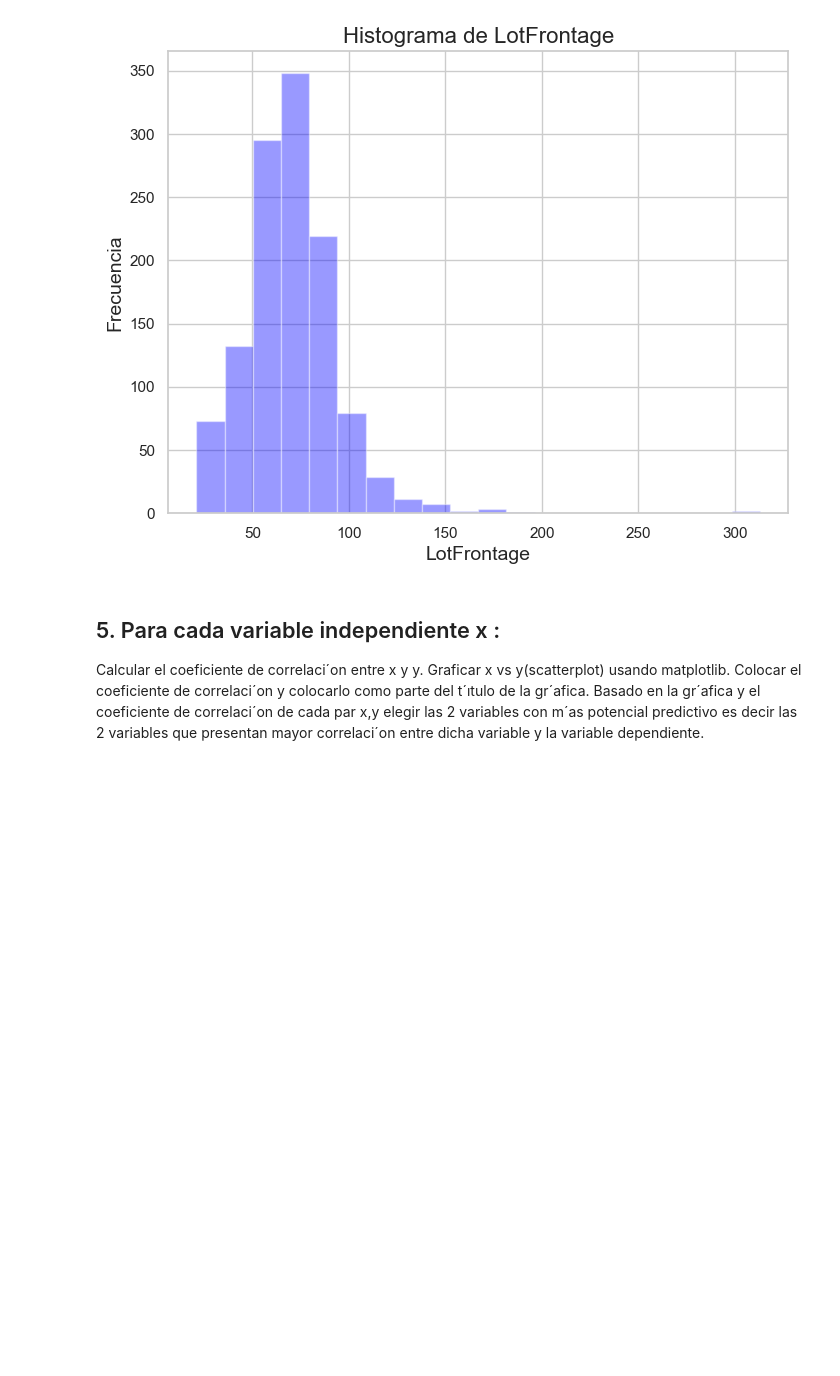
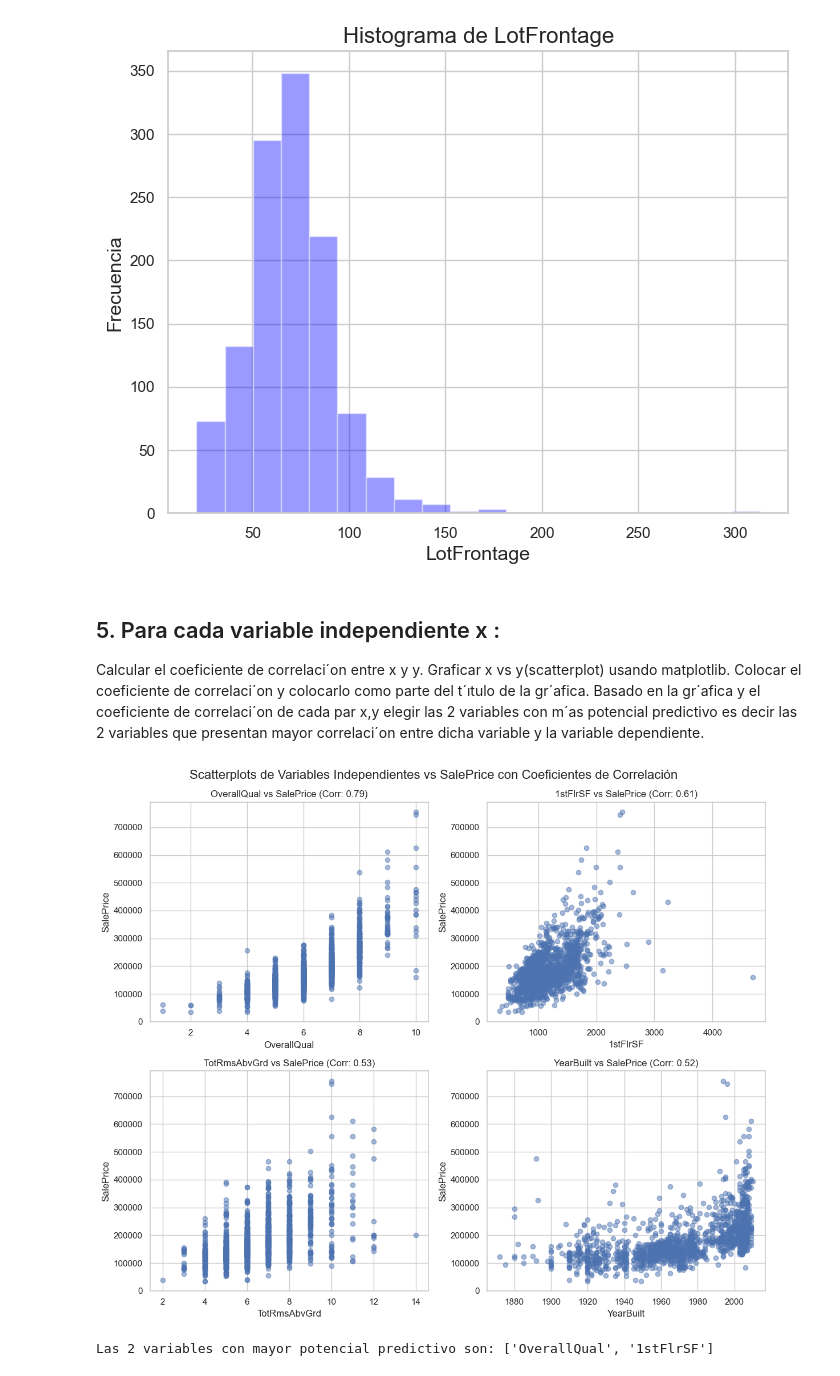
Before and after one commit to walteralexanderajtunpisquiy/PROYECTO1, a Jupyter notebook: ProyectoFinal.ipynb, the cells around one changed output. Cells and saved outputs as stored; diff of their text form; code cells hidden in the pictures; blank space fills up the shorter version.

```diff
--- a/ProyectoFinal.ipynb
+++ b/ProyectoFinal.ipynb
@@ -147,3 +147,31 @@ Colocar el coeficiente de correlaci´on y colocarlo como parte del t´ıtulo de
 Basado en la gr´afica y el coeficiente de correlaci´on de cada par x,y elegir las 2 variables
 con m´as potencial predictivo es decir las 2 variables que presentan mayor correlaci´on
 entre dicha variable y la variable dependiente.
+# %%
+# Asignar nombres a las columnas en inglés para una mejor comprensión
+column_names = ['SalePrice', 'OverallQual', '1stFlrSF', 'TotRmsAbvGrd', 'YearBuilt', 'LotFrontage']
+df = pd.DataFrame(datos, columns=column_names)
+
+# Calcular el coeficiente de correlación entre cada variable independiente x y la variable dependiente y
+correlation_coeffs = df.corr()['SalePrice'].drop('SalePrice')  # Eliminar la correlación consigo misma
+
+# Graficar x vs y como scatterplot y colocar el coeficiente de correlación en el título
+fig, axs = plt.subplots(2, 2, figsize=(12, 10))
+fig.suptitle('Scatterplots de Variables Independientes vs SalePrice con Coeficientes de Correlación', fontsize=16)
+
+for i, column in enumerate(correlation_coeffs.index[:4]):
+    ax = axs[i//2, i%2]
+    ax.scatter(df[column], df['SalePrice'], alpha=0.5)
+    ax.set_xlabel(column)
+    ax.set_ylabel('SalePrice')
+    ax.set_title(f'{column} vs SalePrice (Corr: {correlation_coeffs[column]:.2f})')
+
+plt.tight_layout()
+plt.show()
+
+# Seleccionar las 2 variables con mayor coeficiente de correlación
+top_variables = correlation_coeffs.abs().nlargest(2).index.tolist()
+print(f'Las 2 variables con mayor potencial predictivo son: {top_variables}')
+# %% [output]
+[figure, added]
+Las 2 variables con mayor potencial predictivo son: ['OverallQual', '1stFlrSF']
```
Also changed, not shown: parts of 1 cell of this notebook.
